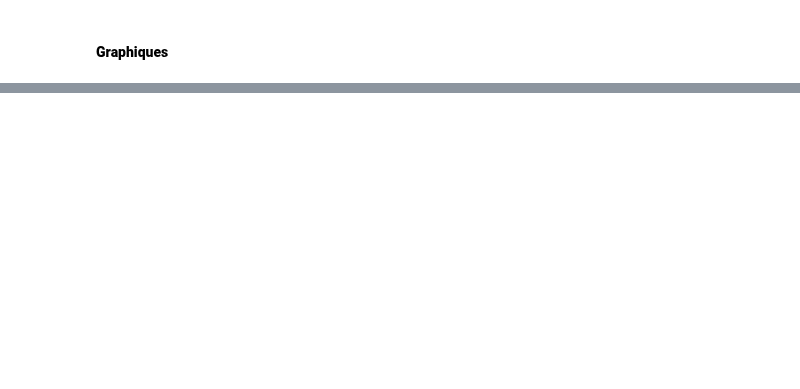
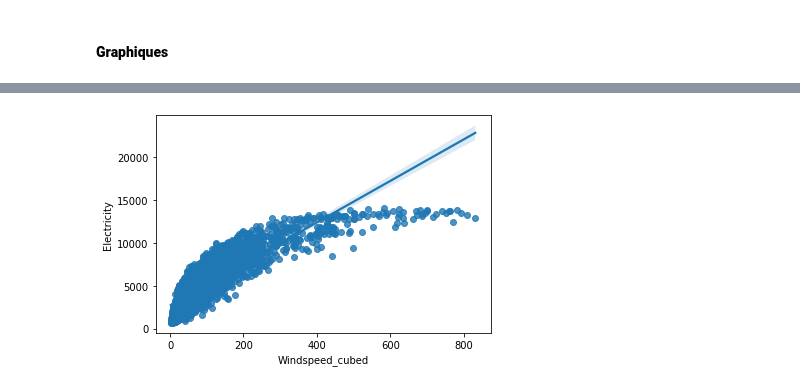
Before and after one commit to Basso42/Production-eolienne-ENSAE, a Jupyter notebook: Modélisation.ipynb, the cells around one changed output, grey strips where cells are left out. Cells and saved outputs as stored; diff of their text form; code cells hidden in the pictures; blank space fills up the shorter version.

```diff
--- a/Modélisation.ipynb
+++ b/Modélisation.ipynb
@@ -190,3 +169,12 @@ vent_moyen
+# %%
+def weighted_average(group):
+    d = group['rotor_carre']
+    v = group['Windspeed']
+    return (d*v).sum() / d.sum()
+
+vent_moyen_pondéré = donnees_vent.groupby(['Time']).apply(weighted_average)
+# %%
+vent_moyen_pondéré = vent_moyen_pondéré.to_frame()
 # %% [markdown]
 #### **b) Données RTE**
 On importe les données RTE auparavant obtenu grâce à une API.
@@ -247,3 +235,5 @@ data_RTE
 Les dates sont bien au format harmonisé voulu.
 # %% [markdown]
 #### **c) Merge des deux database**
+# %%
+vent_moyen_pondéré.columns = ['Weighted_Windspeed']
@@ -250,3 +257,6 @@ Les dates sont bien au format harmonisé voulu.
 # %%
 data = data_RTE.merge(vent_moyen, on='Time')
 data["Windspeed_cubed"] = data["Windspeed"].pow(3)
+# %%
+data_pondéré = data_RTE.merge(vent_moyen_pondéré, on='Time')
+data_pondéré["Windspeed_cubed"] = data_pondéré["Weighted_Windspeed"].pow(3)
@@ -346,0 +440,4 @@ plot = plot_linear_regression(data, "Electricity_log", "Windspeed_log")
+# %%
+plot = plot_linear_regression(data_pondéré, "Electricity", "Windspeed_cubed")
+# %% [output]
+[figure, added]
```
Also changed, not shown: parts of 28 cells of this notebook.
